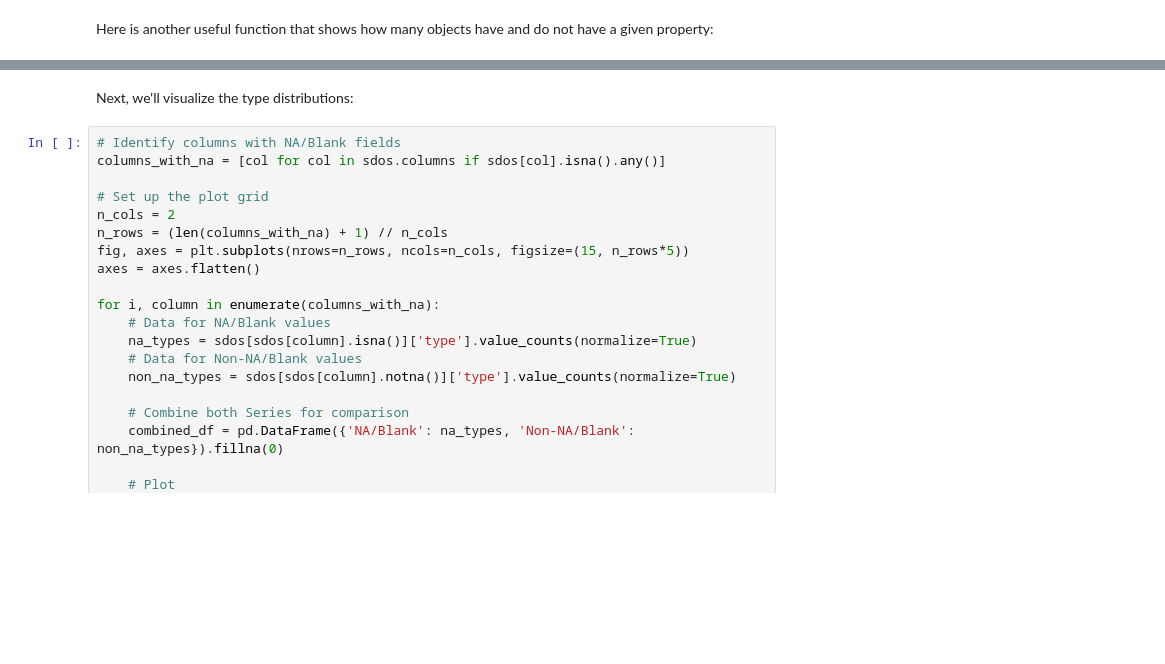
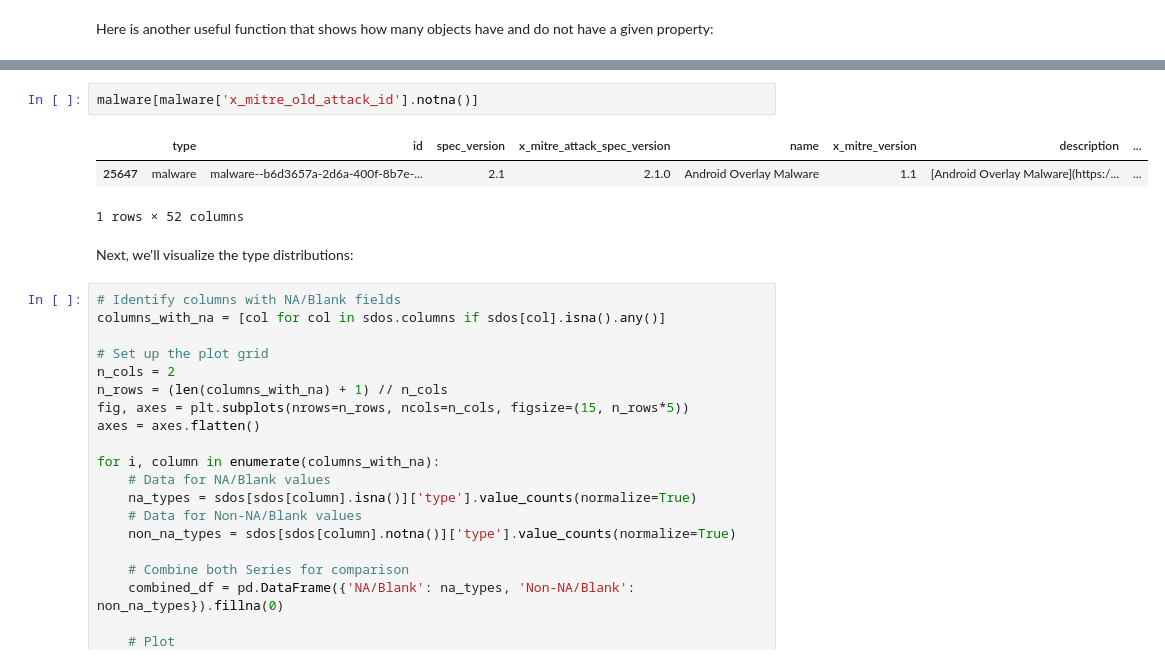
Before and after one commit to mitre-attack/attack-data-model, a Jupyter notebook: notebooks/Exploring ATT&CK.ipynb, the cells around one changed output, grey strips where cells are left out. Cells and saved outputs as stored; diff of their text form; blank space fills up the shorter version.

```diff
--- a/notebooks/Exploring ATT&CK.ipynb
+++ b/notebooks/Exploring ATT&CK.ipynb
@@ -274,3 +394,9 @@ Without 'id': 0/736
+# %%
+malware[malware['x_mitre_old_attack_id'].notna()]
+# %% [output]
+|  | type | id | spec_version | x_mitre_attack_spec_version | name | x_mitre_version | description | ... |
+| 25647 | malware | malware--b6d3657a-2d6a-400f-8b7e-... | 2.1 | 2.1.0 | Android Overlay Malware | 1.1 | [Android Overlay Malware](https:/... | ... |
+1 rows × 52 columns
 # %% [markdown]
 Next, we'll visualize the type distributions:
 # %%
```
Also changed, not shown: parts of 12 cells of this notebook.
